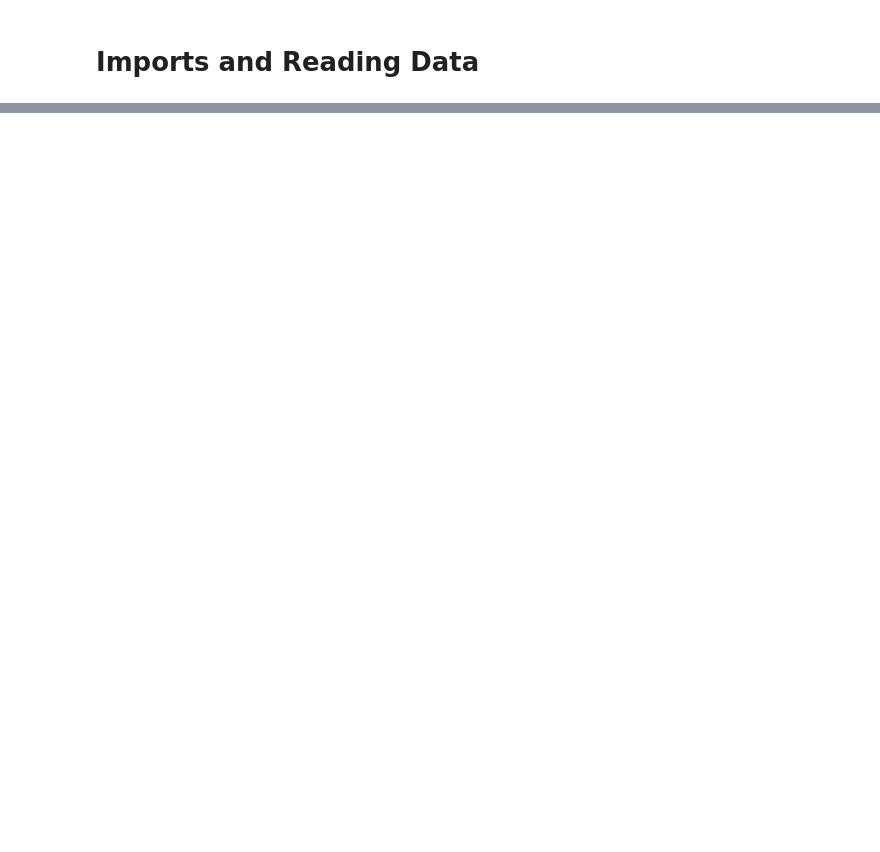
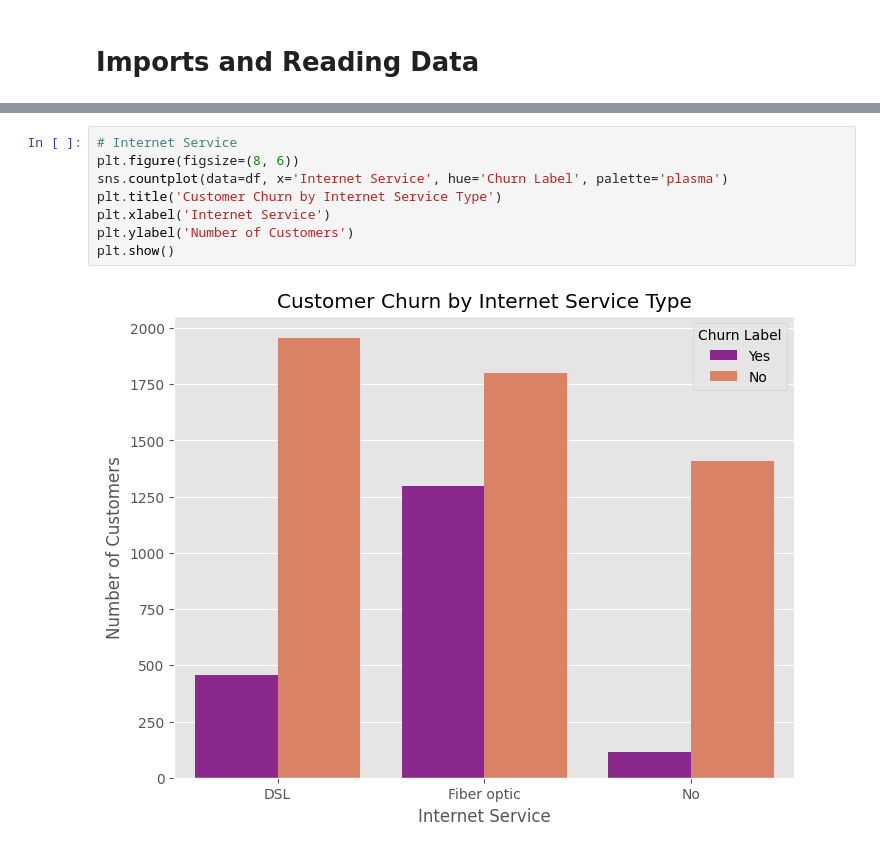
Before and after one commit to thanhtan2210/Scalable-Customer-Data-Platform-CDP-, a Jupyter notebook: clean_EDA.ipynb, the cells around one changed output, grey strips where cells are left out. Drawn from its saved outputs; the diff is of its cells as text; blank space fills up the shorter version.

```diff
--- a/clean_EDA.ipynb
+++ b/clean_EDA.ipynb
@@ -12,0 +254,10 @@ OptionError: Pattern matched multiple keys
+# %%
+# Internet Service
+plt.figure(figsize=(8, 6))
+sns.countplot(data=df, x='Internet Service', hue='Churn Label', palette='plasma')
+plt.title('Customer Churn by Internet Service Type')
+plt.xlabel('Internet Service')
+plt.ylabel('Number of Customers')
+plt.show()
+# %% [output]
+[figure, added]
```
Also changed, not shown: parts of 43 cells of this notebook, 2 other files.
